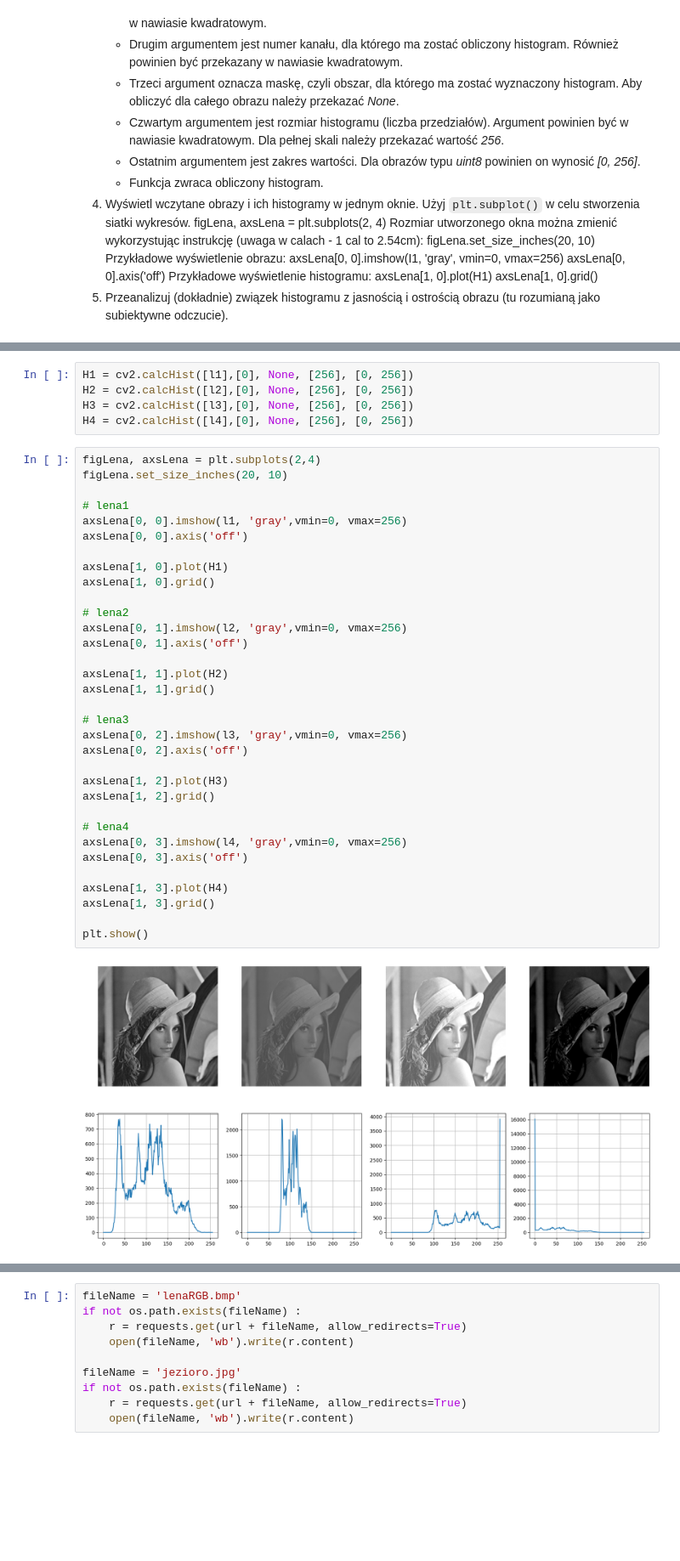
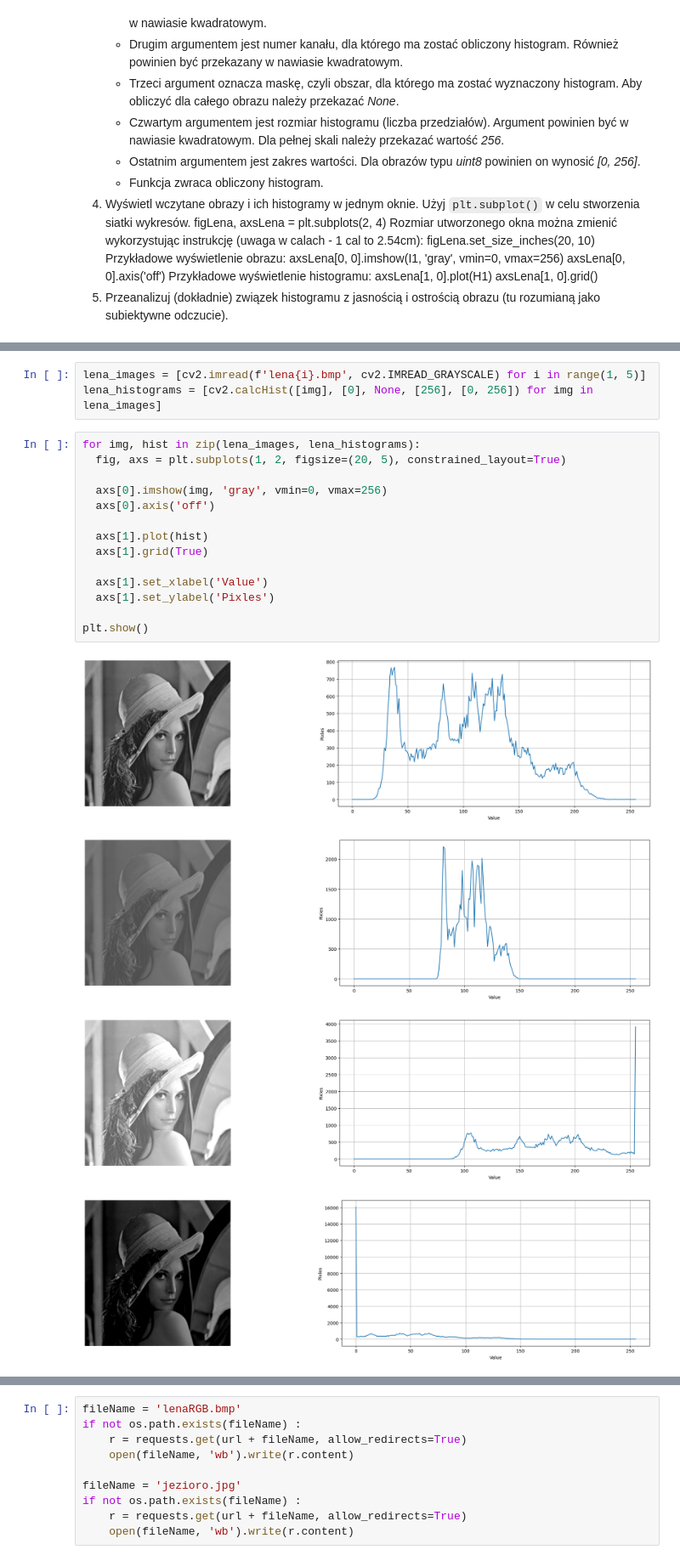
Before and after one commit to arturgesiarz/DigitalImageProcessing-Course, a Jupyter notebook: lab03/03_histogram.ipynb, the cells around one changed output, grey strips where cells are left out. Shown at 85% size. Cells and saved outputs as stored; diff of their text form; blank space fills up the shorter version.

```diff
--- a/lab03/03_histogram.ipynb
+++ b/lab03/03_histogram.ipynb
@@ -101,43 +97,25 @@ l4 = cv2.imread(fileName, cv2.IMREAD_GRAYSCALE)
-# %%
-H1 = cv2.calcHist([l1],[0], None, [256], [0, 256])
-H2 = cv2.calcHist([l2],[0], None, [256], [0, 256])
-H3 = cv2.calcHist([l3],[0], None, [256], [0, 256])
-H4 = cv2.calcHist([l4],[0], None, [256], [0, 256])
-# %%
-figLena, axsLena = plt.subplots(2,4)
-figLena.set_size_inches(20, 10)
-
-# lena1
-axsLena[0, 0].imshow(l1, 'gray',vmin=0, vmax=256)
-axsLena[0, 0].axis('off')
-
-axsLena[1, 0].plot(H1)
-axsLena[1, 0].grid()
-
-# lena2
-axsLena[0, 1].imshow(l2, 'gray',vmin=0, vmax=256)
-axsLena[0, 1].axis('off')
-
-axsLena[1, 1].plot(H2)
-axsLena[1, 1].grid()
-
-# lena3
-axsLena[0, 2].imshow(l3, 'gray',vmin=0, vmax=256)
-axsLena[0, 2].axis('off')
-
-axsLena[1, 2].plot(H3)
-axsLena[1, 2].grid()
-
-# lena4
-axsLena[0, 3].imshow(l4, 'gray',vmin=0, vmax=256)
-axsLena[0, 3].axis('off')
-
-axsLena[1, 3].plot(H4)
-axsLena[1, 3].grid()
-
-plt.show()
-# %% [output]
-[figure, removed]
+# %%
+lena_images = [cv2.imread(f'lena{i}.bmp', cv2.IMREAD_GRAYSCALE) for i in range(1, 5)]
+lena_histograms = [cv2.calcHist([img], [0], None, [256], [0, 256]) for img in lena_images]
+# %%
+for img, hist in zip(lena_images, lena_histograms):
+  fig, axs = plt.subplots(1, 2, figsize=(20, 5), constrained_layout=True)
+
+  axs[0].imshow(img, 'gray', vmin=0, vmax=256)
+  axs[0].axis('off')
+
+  axs[1].plot(hist)
+  axs[1].grid(True)
+
+  axs[1].set_xlabel('Value')
+  axs[1].set_ylabel('Pixles')
+
+plt.show()
+# %% [output]
+[figure, added]
+[figure, added]
+[figure, added]
+[figure, added]
 # %% [markdown]
 ## Rozciąganie histogramu
 
```
Also changed, not shown: parts of 3 cells of this notebook, 8 other files.
